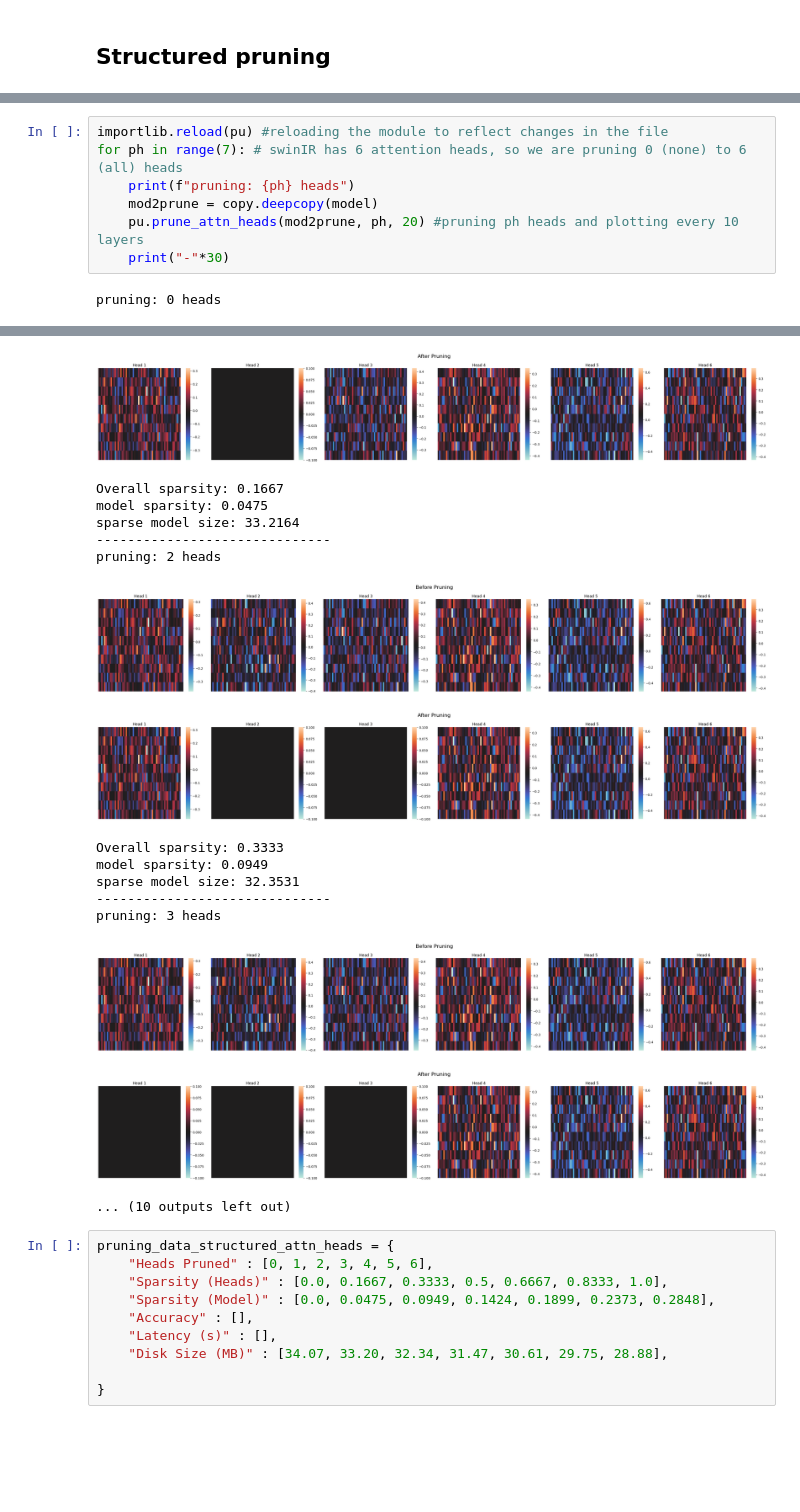
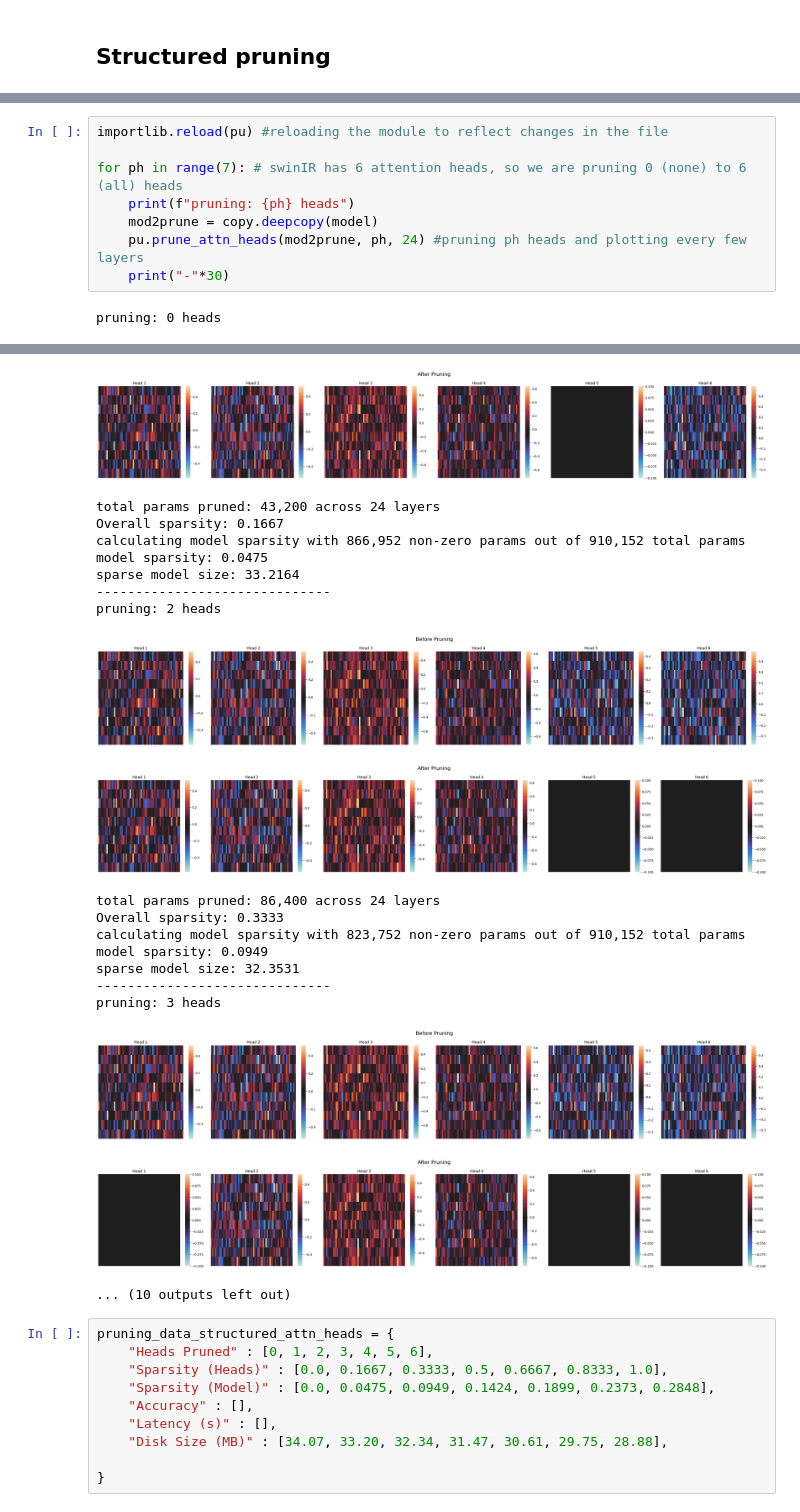
Before and after one commit to vbhasin999/SwinIR-experiments, a Jupyter notebook: pruning.ipynb, the cells around one changed output, grey strips where cells are left out. Cells and saved outputs as stored; diff of their text form; blank space fills up the shorter version.

```diff
--- a/pruning.ipynb
+++ b/pruning.ipynb
@@ -142,9 +110,10 @@ pruning_data_unstructured = {
 # %%
 importlib.reload(pu) #reloading the module to reflect changes in the file
+
 for ph in range(7): # swinIR has 6 attention heads, so we are pruning 0 (none) to 6 (all) heads
     print(f"pruning: {ph} heads")
     mod2prune = copy.deepcopy(model)
-    pu.prune_attn_heads(mod2prune, ph, 20) #pruning ph heads and plotting every 10 layers
+    pu.prune_attn_heads(mod2prune, ph, 24) #pruning ph heads and plotting every few layers
     print("-"*30)
 # %% [output]
 pruning: 0 heads
@@ -159,18 +130,22 @@ pruning: 1 heads
-[figure, old version]
+[figure, new version]
+total params pruned: 43,200 across 24 layers
 Overall sparsity: 0.1667
+calculating model sparsity with 866,952 non-zero params out of 910,152 total params
 model sparsity: 0.0475
 sparse model size: 33.2164
 ------------------------------
 pruning: 2 heads
-[figure, old version]
+[figure, new version]
-[figure, old version]
+[figure, new version]
+total params pruned: 86,400 across 24 layers
 Overall sparsity: 0.3333
+calculating model sparsity with 823,752 non-zero params out of 910,152 total params
 model sparsity: 0.0949
 sparse model size: 32.3531
 ------------------------------
 pruning: 3 heads
-[figure, old version]
+[figure, new version]
-[figure, old version]
+[figure, new version]
 ... (10 outputs left out)
 # %%
 pruning_data_structured_attn_heads = {
```
Also changed, not shown: parts of 8 cells of this notebook, 1 other file.
